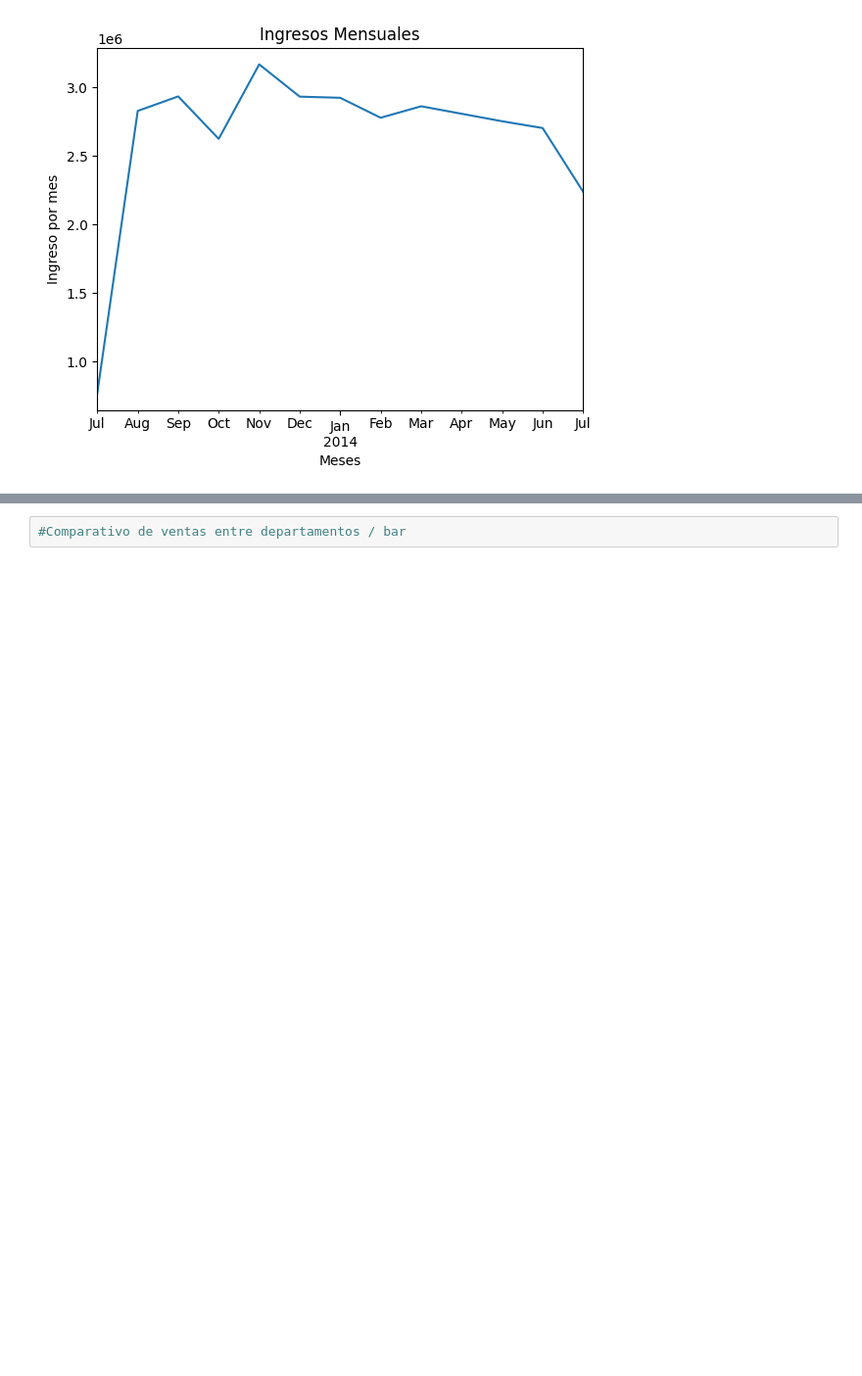
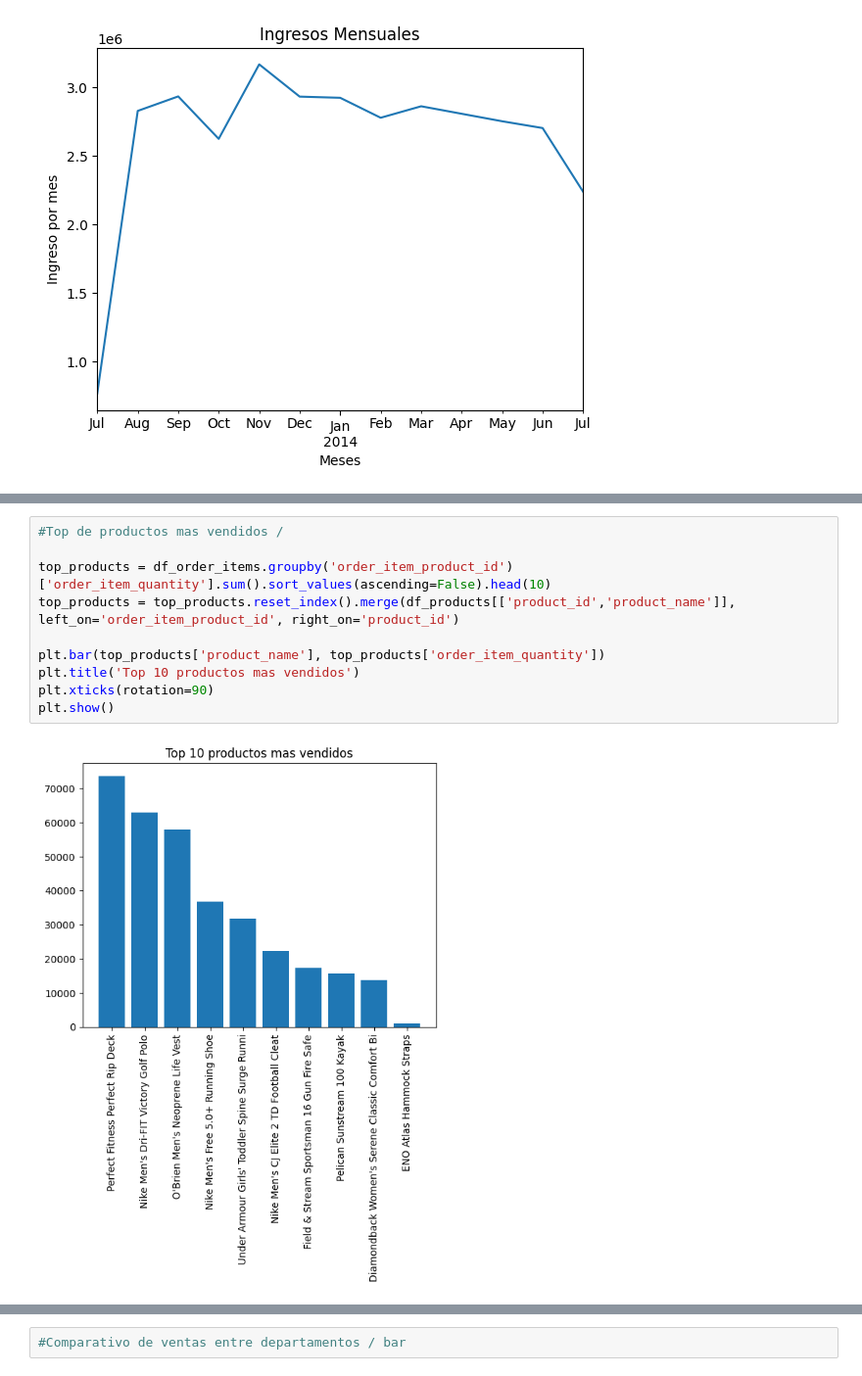
Before and after one commit to Yeredith/Datapth-Python, a Jupyter notebook: Sesion4/2.Visualización_retail.ipynb, the cells around one changed output, grey strips where cells are left out. Shown: that part at 98% size. Cells and saved outputs as stored; diff of their text form; blank space fills up the shorter version.

```diff
--- a/Sesion4/2.Visualización_retail.ipynb
+++ b/Sesion4/2.Visualización_retail.ipynb
@@ -78,0 +119,12 @@ plt.show()
+# %%
+#Top de productos mas vendidos /
+
+top_products = df_order_items.groupby('order_item_product_id')['order_item_quantity'].sum().sort_values(ascending=False).head(10)
+top_products = top_products.reset_index().merge(df_products[['product_id','product_name']], left_on='order_item_product_id', right_on='product_id')
+
+plt.bar(top_products['product_name'], top_products['order_item_quantity'])
+plt.title('Top 10 productos mas vendidos')
+plt.xticks(rotation=90)
+plt.show()
+# %% [output]
+[figure, added]
```
Also changed, not shown: parts of 9 cells of this notebook.
